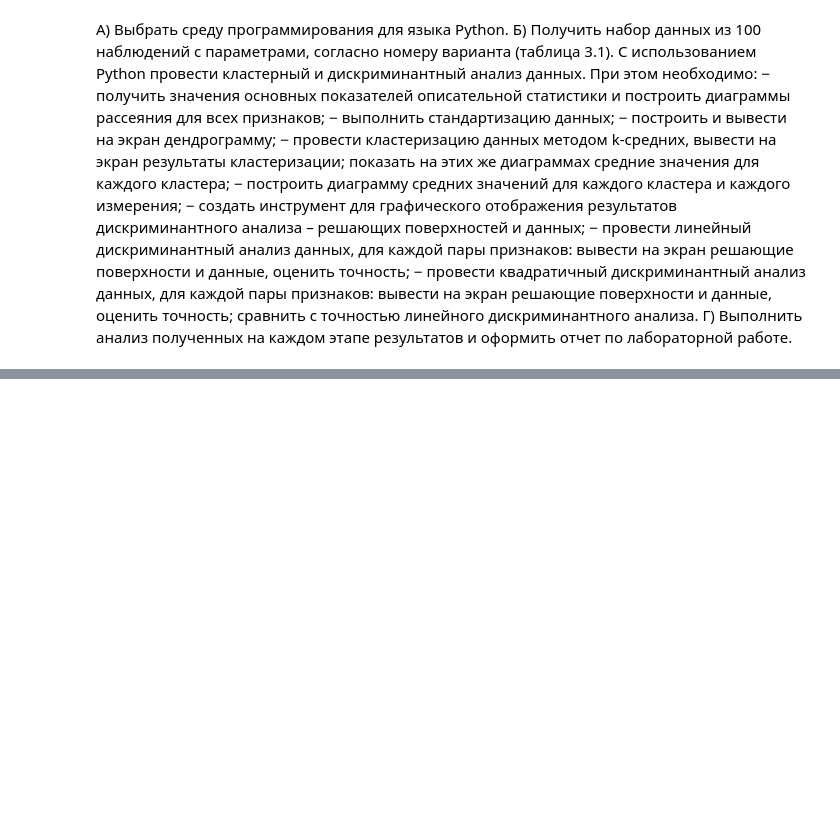
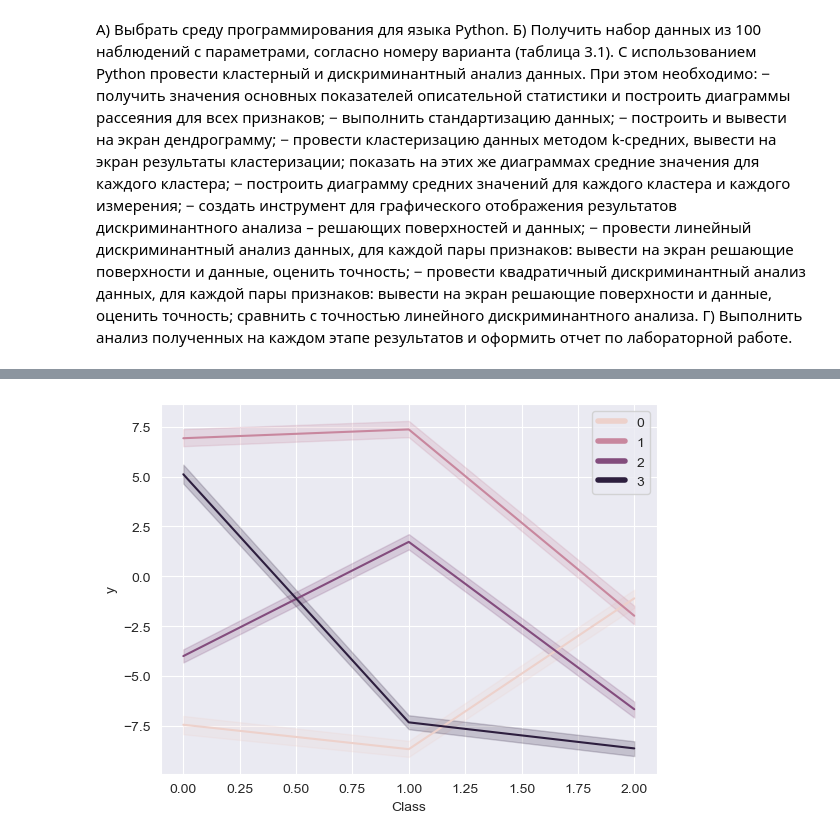
Before and after one commit to malinatrash/Data-Analytics, a Jupyter notebook: lab3/task.ipynb, the cells around one changed output, grey strips where cells are left out. Saved outputs shown, nothing was run; the diff lists cells and outputs as text; code cells hidden in the pictures; blank space fills up the shorter version.

```diff
--- a/lab3/task.ipynb
+++ b/lab3/task.ipynb
@@ -50,0 +98,19 @@ plt.scatter(X[:,0], X[:,1], c=y)
+# %%
+N = 3
+D = 4
+
+X,y = make_blobs(n_samples=100, centers=N, n_features=D, random_state=None, cluster_std=1.5 ** 0.5)
+df = pd.DataFrame(X)
+df['Class'] = y
+
+df = pd.melt(frame=df, id_vars='Class', var_name='group', value_name='y')
+
+g = sns.lineplot(data=df, x='Class', y='y', hue='group')
+
+legend = g.legend()
+for legobj in legend.legendHandles:
+    legobj.set_linewidth(4)
+
+plt.show()
+# %% [output]
+[figure, added]
```
Also changed, not shown: parts of 18 cells of this notebook.
